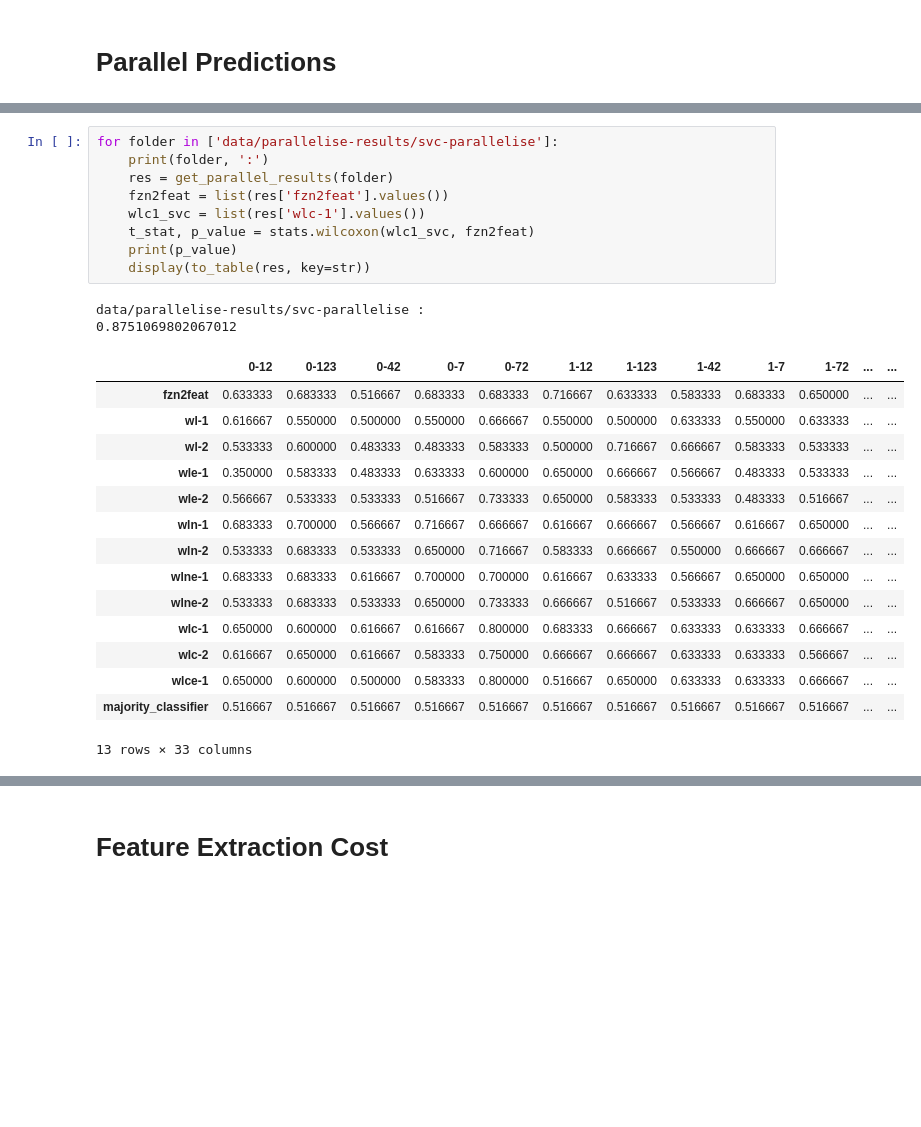
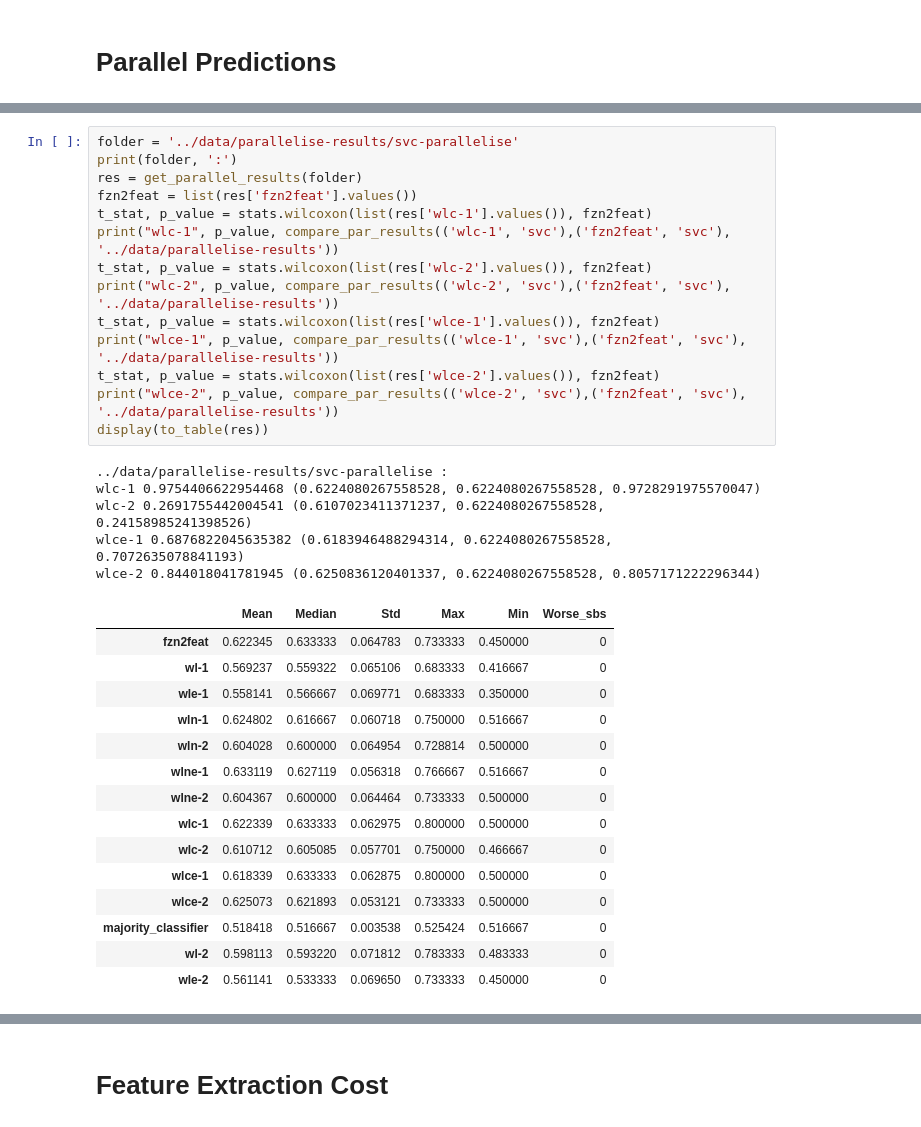
Before and after one commit to SeppiaBrilla/fzngraph_features, a Jupyter notebook: analysis/images.ipynb, the cells around one changed output, grey strips where cells are left out. Saved outputs shown, nothing was run; the diff lists cells and outputs as text; blank space fills up the shorter version.

```diff
--- a/analysis/images.ipynb
+++ b/analysis/images.ipynb
@@ -443,27 +614,35 @@ def get_parallel_results(result_folder):
 # %%
-for folder in ['data/parallelise-results/svc-parallelise']:
-    print(folder, ':')
-    res = get_parallel_results(folder)
-    fzn2feat = list(res['fzn2feat'].values())
-    wlc1_svc = list(res['wlc-1'].values())
-    t_stat, p_value = stats.wilcoxon(wlc1_svc, fzn2feat)
-    print(p_value)
-    display(to_table(res, key=str))
+folder = '../data/parallelise-results/svc-parallelise'
+print(folder, ':')
+res = get_parallel_results(folder)
+fzn2feat = list(res['fzn2feat'].values())
+t_stat, p_value = stats.wilcoxon(list(res['wlc-1'].values()), fzn2feat)
+print("wlc-1", p_value, compare_par_results(('wlc-1', 'svc'),('fzn2feat', 'svc'), '../data/parallelise-results'))
+t_stat, p_value = stats.wilcoxon(list(res['wlc-2'].values()), fzn2feat)
+print("wlc-2", p_value, compare_par_results(('wlc-2', 'svc'),('fzn2feat', 'svc'), '../data/parallelise-results'))
+t_stat, p_value = stats.wilcoxon(list(res['wlce-1'].values()), fzn2feat)
+print("wlce-1", p_value, compare_par_results(('wlce-1', 'svc'),('fzn2feat', 'svc'), '../data/parallelise-results'))
+t_stat, p_value = stats.wilcoxon(list(res['wlce-2'].values()), fzn2feat)
+print("wlce-2", p_value, compare_par_results(('wlce-2', 'svc'),('fzn2feat', 'svc'), '../data/parallelise-results'))
+display(to_table(res))
 # %% [output]
-data/parallelise-results/svc-parallelise :
-0.8751069802067012
+../data/parallelise-results/svc-parallelise :
+wlc-1 0.9754406622954468 (0.6224080267558528, 0.6224080267558528, 0.9728291975570047)
+wlc-2 0.2691755442004541 (0.6107023411371237, 0.6224080267558528, 0.24158985241398526)
+wlce-1 0.6876822045635382 (0.6183946488294314, 0.6224080267558528, 0.7072635078841193)
+wlce-2 0.844018041781945 (0.6250836120401337, 0.6224080267558528, 0.8057171222296344)
-|  | 0-12 | 0-123 | 0-42 | 0-7 | 0-72 | 1-12 | 1-123 | 1-42 | 1-7 | 1-72 | ... | ... |
-| fzn2feat | 0.633333 | 0.683333 | 0.516667 | 0.683333 | 0.683333 | 0.716667 | 0.633333 | 0.583333 | 0.683333 | 0.650000 | ... | ... |
-| wl-1 | 0.616667 | 0.550000 | 0.500000 | 0.550000 | 0.666667 | 0.550000 | 0.500000 | 0.633333 | 0.550000 | 0.633333 | ... | ... |
-| wl-2 | 0.533333 | 0.600000 | 0.483333 | 0.483333 | 0.583333 | 0.500000 | 0.716667 | 0.666667 | 0.583333 | 0.533333 | ... | ... |
-| wle-1 | 0.350000 | 0.583333 | 0.483333 | 0.633333 | 0.600000 | 0.650000 | 0.666667 | 0.566667 | 0.483333 | 0.533333 | ... | ... |
-| wle-2 | 0.566667 | 0.533333 | 0.533333 | 0.516667 | 0.733333 | 0.650000 | 0.583333 | 0.533333 | 0.483333 | 0.516667 | ... | ... |
-| wln-1 | 0.683333 | 0.700000 | 0.566667 | 0.716667 | 0.666667 | 0.616667 | 0.666667 | 0.566667 | 0.616667 | 0.650000 | ... | ... |
-| wln-2 | 0.533333 | 0.683333 | 0.533333 | 0.650000 | 0.716667 | 0.583333 | 0.666667 | 0.550000 | 0.666667 | 0.666667 | ... | ... |
-| wlne-1 | 0.683333 | 0.683333 | 0.616667 | 0.700000 | 0.700000 | 0.616667 | 0.633333 | 0.566667 | 0.650000 | 0.650000 | ... | ... |
-| wlne-2 | 0.533333 | 0.683333 | 0.533333 | 0.650000 | 0.733333 | 0.666667 | 0.516667 | 0.533333 | 0.666667 | 0.650000 | ... | ... |
-| wlc-1 | 0.650000 | 0.600000 | 0.616667 | 0.616667 | 0.800000 | 0.683333 | 0.666667 | 0.633333 | 0.633333 | 0.666667 | ... | ... |
-| wlc-2 | 0.616667 | 0.650000 | 0.616667 | 0.583333 | 0.750000 | 0.666667 | 0.666667 | 0.633333 | 0.633333 | 0.566667 | ... | ... |
-| wlce-1 | 0.650000 | 0.600000 | 0.500000 | 0.583333 | 0.800000 | 0.516667 | 0.650000 | 0.633333 | 0.633333 | 0.666667 | ... | ... |
-| majority_classifier | 0.516667 | 0.516667 | 0.516667 | 0.516667 | 0.516667 | 0.516667 | 0.516667 | 0.516667 | 0.516667 | 0.516667 | ... | ... |
+|  | Mean | Median | Std | Max | Min | Worse_sbs |
+| fzn2feat | 0.622345 | 0.633333 | 0.064783 | 0.733333 | 0.450000 | 0 |
+| wl-1 | 0.569237 | 0.559322 | 0.065106 | 0.683333 | 0.416667 | 0 |
+| wle-1 | 0.558141 | 0.566667 | 0.069771 | 0.683333 | 0.350000 | 0 |
+| wln-1 | 0.624802 | 0.616667 | 0.060718 | 0.750000 | 0.516667 | 0 |
+| wln-2 | 0.604028 | 0.600000 | 0.064954 | 0.728814 | 0.500000 | 0 |
+| wlne-1 | 0.633119 | 0.627119 | 0.056318 | 0.766667 | 0.516667 | 0 |
+| wlne-2 | 0.604367 | 0.600000 | 0.064464 | 0.733333 | 0.500000 | 0 |
+| wlc-1 | 0.622339 | 0.633333 | 0.062975 | 0.800000 | 0.500000 | 0 |
+| wlc-2 | 0.610712 | 0.605085 | 0.057701 | 0.750000 | 0.466667 | 0 |
+| wlce-1 | 0.618339 | 0.633333 | 0.062875 | 0.800000 | 0.500000 | 0 |
+| wlce-2 | 0.625073 | 0.621893 | 0.053121 | 0.733333 | 0.500000 | 0 |
+| majority_classifier | 0.518418 | 0.516667 | 0.003538 | 0.525424 | 0.516667 | 0 |
+| wl-2 | 0.598113 | 0.593220 | 0.071812 | 0.783333 | 0.483333 | 0 |
+| wle-2 | 0.561141 | 0.533333 | 0.069650 | 0.733333 | 0.450000 | 0 |
-13 rows × 33 columns
```
Also changed, not shown: parts of 49 cells of this notebook, 1 other file.
